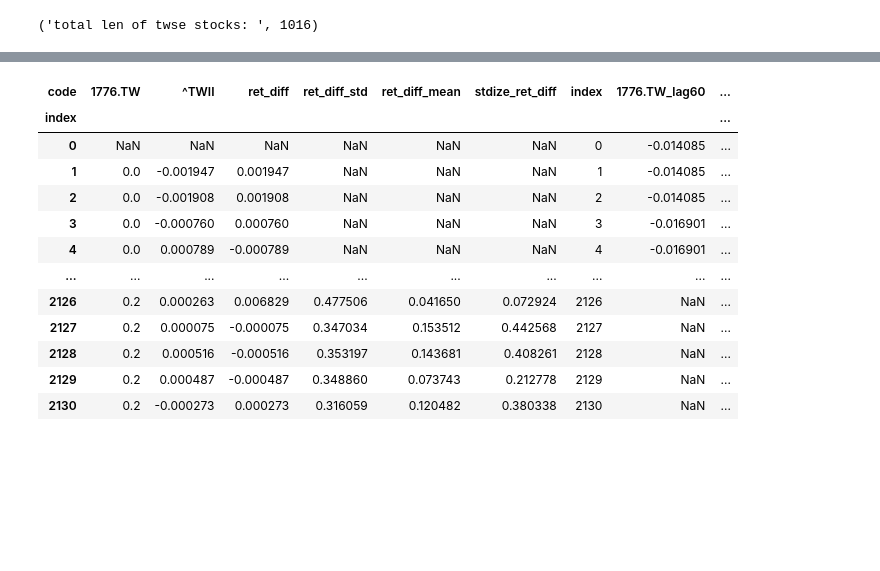
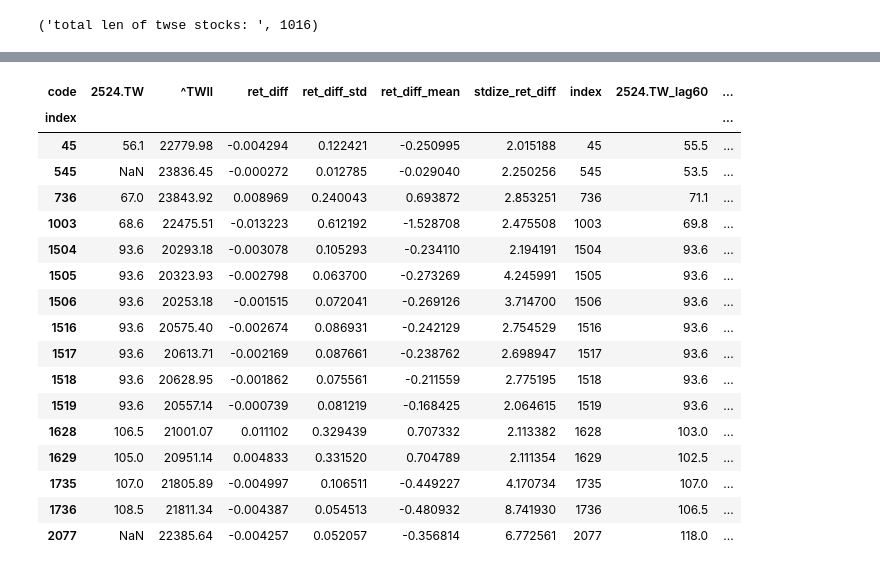
Before and after one commit to tsungyou/TS, a Jupyter notebook: ED/intraday/mean_reversion/backtest.ipynb, the cells around one changed output, grey strips where cells are left out. Cells and saved outputs as stored; diff of their text form; code cells hidden in the pictures; blank space fills up the shorter version.

Commit message:
update mean rev ersion

```diff
--- a/ED/intraday/mean_reversion/backtest.ipynb
+++ b/ED/intraday/mean_reversion/backtest.ipynb
@@ -30,29 +113,51 @@ stock_list = [i[0] for i in stock_l]
 # %%
-def backtest_code(code):
-    rolling = 5
-    cursor.execute(f"SELECT * from public.stock_price where code in ('{code}', '^TWII')")
-    conn.commit()
-    res = cursor.fetchall()
-    df = pd.DataFrame(res)
-    df.columns = ['da','code', 'cl', 'hi', 'lo', 'op', 'vol', 'adj']
-    pivoted = df.pivot(columns='code', values='cl', index='da')
-    pivoted.ffill()
-    ret = pivoted.pct_change()
-    ret['ret_diff'] = ret[code] - ret['^TWII']
-    ret['ret_diff_std'] = ret['ret_diff'].rolling(rolling).std() * 100
-    ret['ret_diff_mean'] = ret['ret_diff'].rolling(rolling).mean() * 100
-    ret['stdize_ret_diff'] = abs((ret['ret_diff'] - ret['ret_diff_mean'])/ret['ret_diff_std'])
-    ret[code] = (1 + ret[code]).cumprod() - 1
-    # ret['^TWII'] = (1 + ret["^TWII"]).cumprod() - 1
+import matplotlib.pyplot as plt
+import warnings
+warnings.filterwarnings("ignore")
+code = '2524.TW'
+rolling = 5
+cursor.execute(f"SELECT * from public.stock_price where code in ('{code}', '^TWII')")
+conn.commit()
+res = cursor.fetchall()
+df = pd.DataFrame(res)
+df.columns = ['da','code', 'cl', 'hi', 'lo', 'op', 'vol', 'adj']
+pivoted = df.pivot(columns='code', values='cl', index='da')
+pivoted.ffill()
+ret = pivoted.pct_change()
+ret['ret_diff'] = ret[code] - ret['^TWII']
+ret['ret_diff_std'] = ret['ret_diff'].rolling(rolling).std() * 100
+ret['ret_diff_mean'] = ret['ret_diff'].rolling(rolling).mean() * 100
+ret['stdize_ret_diff'] = abs((ret['ret_diff'] - ret['ret_diff_mean'])/ret['ret_diff_std'])
+ret[code] = pivoted[code].shift(-1)
+ret['^TWII'] = pivoted['^TWII'].shift(-1)
 
-    ret['index'] = [i for i in range(len(ret))]
-    ret.set_index('index', inplace=True, drop=False)
+ret['index'] = [i for i in range(len(ret))]
 
-    # check raise
-    ret[f'{code}_lag60'] = ret[code].shift(-20)
-    ret['target_60mins'] = ret[f'{code}_lag60'] - ret[code]
-    return ret
+# check raise
+ret[f'{code}_lag60'] = ret[code].shift(-12)
+ret[f'TWII_lag60'] = ret["^TWII"].shift(-12)
+ret['lag10'] = ret[code].shift(-4)
 
-df = backtest_code("1776.TW")
-df
+ret['direction'] = ret.apply(lambda x: -1 if x[code] - x['lag10'] > 0 else 1, axis=1)
+ret['target_60mins'] = abs(np.round((ret[f'{code}_lag60'] - ret[code])/ret[code], 3))
+
+# ret['signal_defineby_prev_ret'] =
+# specific print
+ret['da'] = df['da']
+ret.set_index('index', inplace=True, drop=False)
+# start = -54 # -268
+start = 600
+end = len(ret)
+end = 800
+bm = 2
+fig, axes = plt.subplots(nrows=4, ncols=1, figsize=(12, 6), sharex=True)
+ret.iloc[start:end, [0, 1, 4, 5]].plot(ax=axes, subplots=True, legend=True)
+for index, row in ret.iloc[start:end, :][ret['stdize_ret_diff'] >= bm].iterrows():
+    for ax in axes:
+        ax.axvline(row['index'], color='red')
+plt.tight_layout()
+plt.show()
+
+# check to long or short
+ret[ret['stdize_ret_diff'] >= bm]
 # %% [output]
@@ -59,13 +165,18 @@ df
-| code | 1776.TW | ^TWII | ret_diff | ret_diff_std | ret_diff_mean | stdize_ret_diff | index | 1776.TW_lag60 | ... |
+| code | 2524.TW | ^TWII | ret_diff | ret_diff_std | ret_diff_mean | stdize_ret_diff | index | 2524.TW_lag60 | ... |
 | index |  |  |  |  |  |  |  |  | ... |
-| 0 | NaN | NaN | NaN | NaN | NaN | NaN | 0 | -0.014085 | ... |
-| 1 | 0.0 | -0.001947 | 0.001947 | NaN | NaN | NaN | 1 | -0.014085 | ... |
-| 2 | 0.0 | -0.001908 | 0.001908 | NaN | NaN | NaN | 2 | -0.014085 | ... |
-| 3 | 0.0 | -0.000760 | 0.000760 | NaN | NaN | NaN | 3 | -0.016901 | ... |
-| 4 | 0.0 | 0.000789 | -0.000789 | NaN | NaN | NaN | 4 | -0.016901 | ... |
-| ... | ... | ... | ... | ... | ... | ... | ... | ... | ... |
-| 2126 | 0.2 | 0.000263 | 0.006829 | 0.477506 | 0.041650 | 0.072924 | 2126 | NaN | ... |
-| 2127 | 0.2 | 0.000075 | -0.000075 | 0.347034 | 0.153512 | 0.442568 | 2127 | NaN | ... |
-| 2128 | 0.2 | 0.000516 | -0.000516 | 0.353197 | 0.143681 | 0.408261 | 2128 | NaN | ... |
-| 2129 | 0.2 | 0.000487 | -0.000487 | 0.348860 | 0.073743 | 0.212778 | 2129 | NaN | ... |
-| 2130 | 0.2 | -0.000273 | 0.000273 | 0.316059 | 0.120482 | 0.380338 | 2130 | NaN | ... |
+| 45 | 56.1 | 22779.98 | -0.004294 | 0.122421 | -0.250995 | 2.015188 | 45 | 55.5 | ... |
+| 545 | NaN | 23836.45 | -0.000272 | 0.012785 | -0.029040 | 2.250256 | 545 | 53.5 | ... |
+| 736 | 67.0 | 23843.92 | 0.008969 | 0.240043 | 0.693872 | 2.853251 | 736 | 71.1 | ... |
+| 1003 | 68.6 | 22475.51 | -0.013223 | 0.612192 | -1.528708 | 2.475508 | 1003 | 69.8 | ... |
+| 1504 | 93.6 | 20293.18 | -0.003078 | 0.105293 | -0.234110 | 2.194191 | 1504 | 93.6 | ... |
+| 1505 | 93.6 | 20323.93 | -0.002798 | 0.063700 | -0.273269 | 4.245991 | 1505 | 93.6 | ... |
+| 1506 | 93.6 | 20253.18 | -0.001515 | 0.072041 | -0.269126 | 3.714700 | 1506 | 93.6 | ... |
+| 1516 | 93.6 | 20575.40 | -0.002674 | 0.086931 | -0.242129 | 2.754529 | 1516 | 93.6 | ... |
+| 1517 | 93.6 | 20613.71 | -0.002169 | 0.087661 | -0.238762 | 2.698947 | 1517 | 93.6 | ... |
+| 1518 | 93.6 | 20628.95 | -0.001862 | 0.075561 | -0.211559 | 2.775195 | 1518 | 93.6 | ... |
+| 1519 | 93.6 | 20557.14 | -0.000739 | 0.081219 | -0.168425 | 2.064615 | 1519 | 93.6 | ... |
+| 1628 | 106.5 | 21001.07 | 0.011102 | 0.329439 | 0.707332 | 2.113382 | 1628 | 103.0 | ... |
+| 1629 | 105.0 | 20951.14 | 0.004833 | 0.331520 | 0.704789 | 2.111354 | 1629 | 102.5 | ... |
+| 1735 | 107.0 | 21805.89 | -0.004997 | 0.106511 | -0.449227 | 4.170734 | 1735 | 107.0 | ... |
+| 1736 | 108.5 | 21811.34 | -0.004387 | 0.054513 | -0.480932 | 8.741930 | 1736 | 106.5 | ... |
+| 2077 | NaN | 22385.64 | -0.004257 | 0.052057 | -0.356814 | 6.772561 | 2077 | 118.0 | ... |
```
Also changed, not shown: parts of 9 cells of this notebook, 8 other files.
